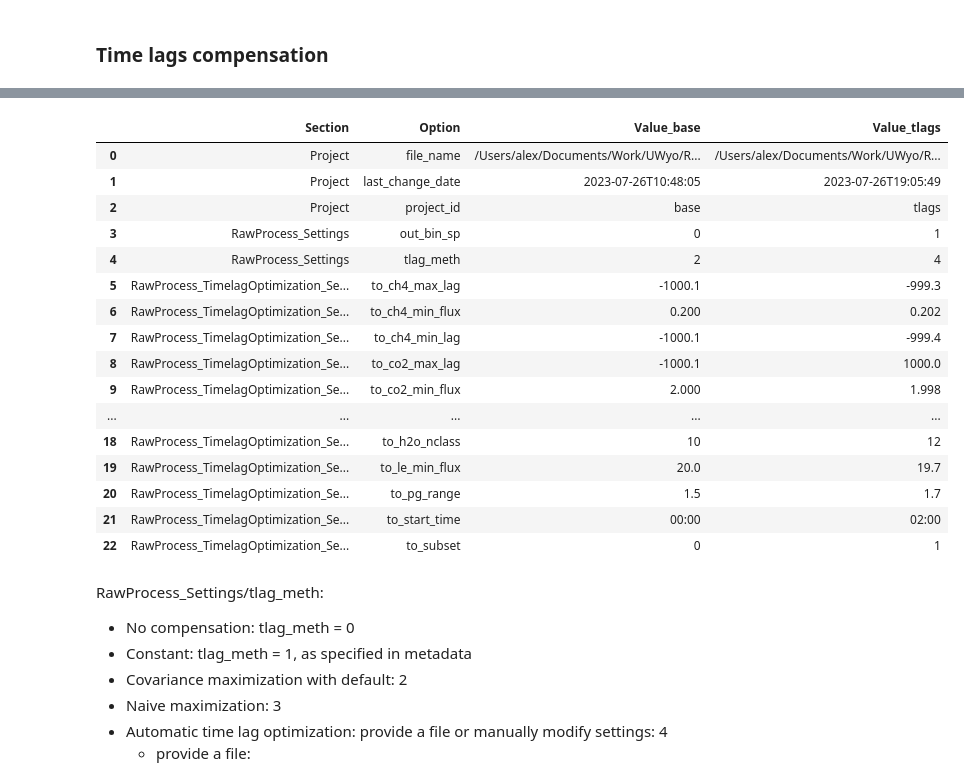
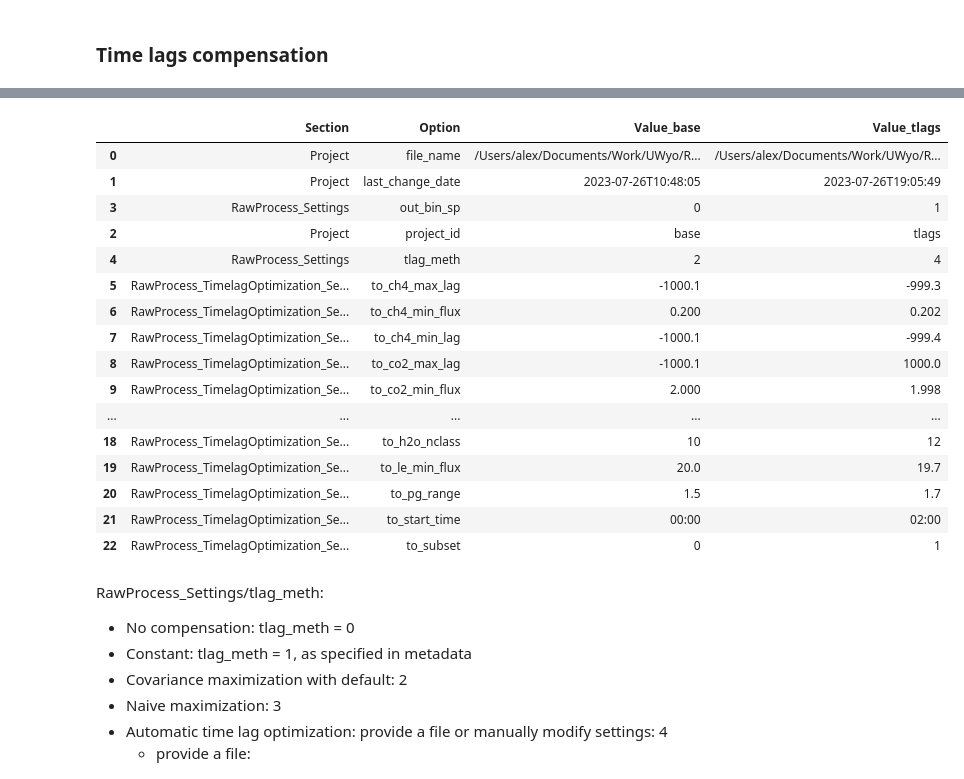
Before and after one commit to EwersLabUWyo/EddyProConfigEditor, a Jupyter notebook: investigate_eddypro_settings.ipynb, the cells around one changed output, grey strips where cells are left out. Saved outputs shown, nothing was run; the diff lists cells and outputs as text; code cells hidden in the pictures.

```diff
--- a/investigate_eddypro_settings.ipynb
+++ b/investigate_eddypro_settings.ipynb
@@ -265,14 +258,14 @@ read_config_as_dataframe(environment / 'ini/tlags.eddypro').query('Section == "R
 # %%
 compare_configs(
     base,
     read_config_as_dataframe(environment / 'ini/tlags.eddypro')
-)
+).sort_values('Option')
 # %% [output]
 |  | Section | Option | Value_base | Value_tlags |
 | 0 | Project | file_name | /Users/alex/Documents/Work/UWyo/R... | /Users/alex/Documents/Work/UWyo/R... |
 | 1 | Project | last_change_date | 2023-07-26T10:48:05 | 2023-07-26T19:05:49 |
+| 3 | RawProcess_Settings | out_bin_sp | 0 | 1 |
 | 2 | Project | project_id | base | tlags |
-| 3 | RawProcess_Settings | out_bin_sp | 0 | 1 |
 | 4 | RawProcess_Settings | tlag_meth | 2 | 4 |
 | 5 | RawProcess_TimelagOptimization_Se... | to_ch4_max_lag | -1000.1 | -999.3 |
 | 6 | RawProcess_TimelagOptimization_Se... | to_ch4_min_flux | 0.200 | 0.202 |
```
Also changed, not shown: parts of 5 cells of this notebook, 11 other files.
